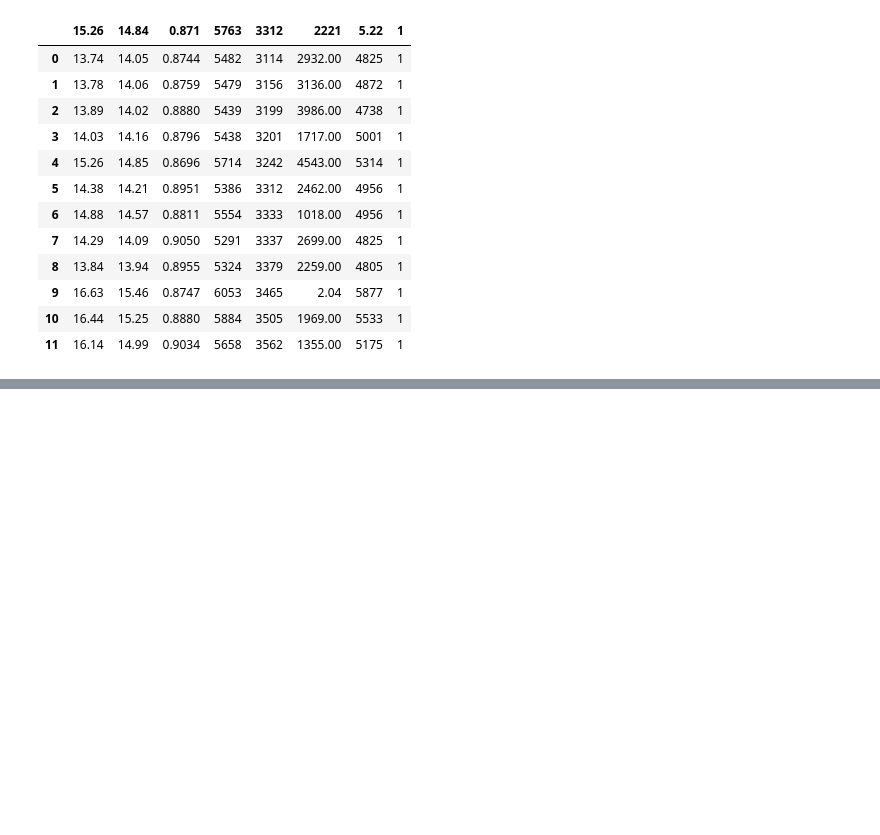
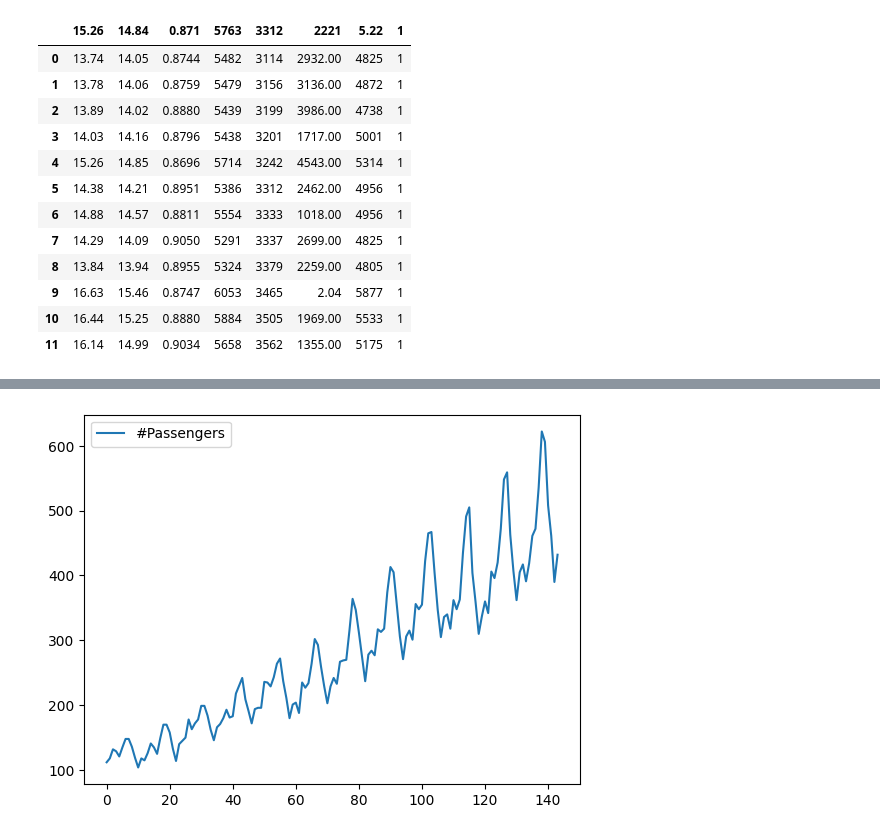
Before and after one commit to DanRelief/DanRelief, a Jupyter notebook: Pandas.ipynb, the cells around one changed output, grey strips where cells are left out. Saved outputs shown, nothing was run; the diff lists cells and outputs as text; code cells hidden in the pictures; blank space fills up the shorter version.

```diff
--- a/Pandas.ipynb
+++ b/Pandas.ipynb
@@ -1151,0 +1161,3 @@ dataset.to_excel('teste.xlsx', sheet_name= "testando", index= False) #exportando
+# %%
+dataset= pd.read_csv('AirPassengers.csv')
+dataset
@@ -1151,0 +1178,4 @@ dataset.to_excel('teste.xlsx', sheet_name= "testando", index= False) #exportando
+# %%
+dataset.plot(); #mostrando um gráfico básico (qte de voos x tempo)
+# %% [output]
+[figure, added]
```
Also changed, not shown: parts of 42 cells of this notebook.
